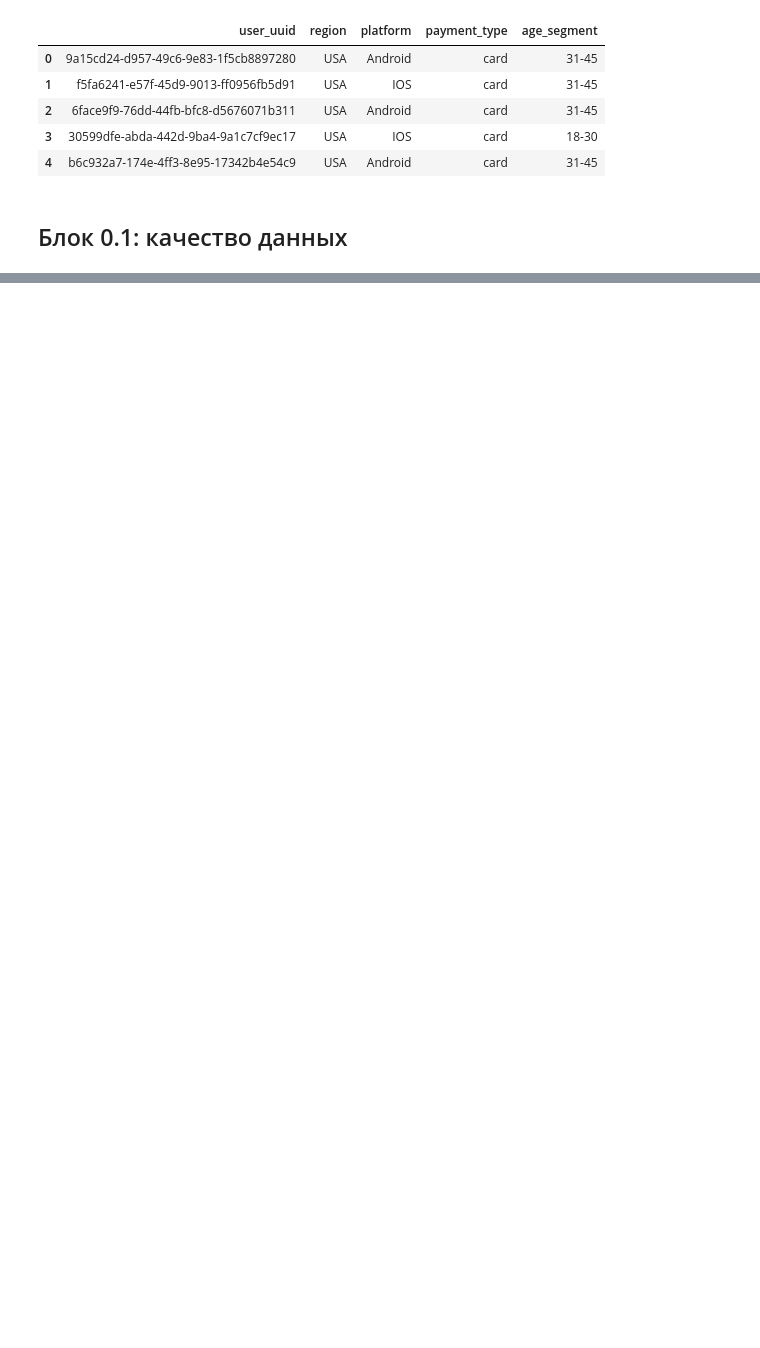
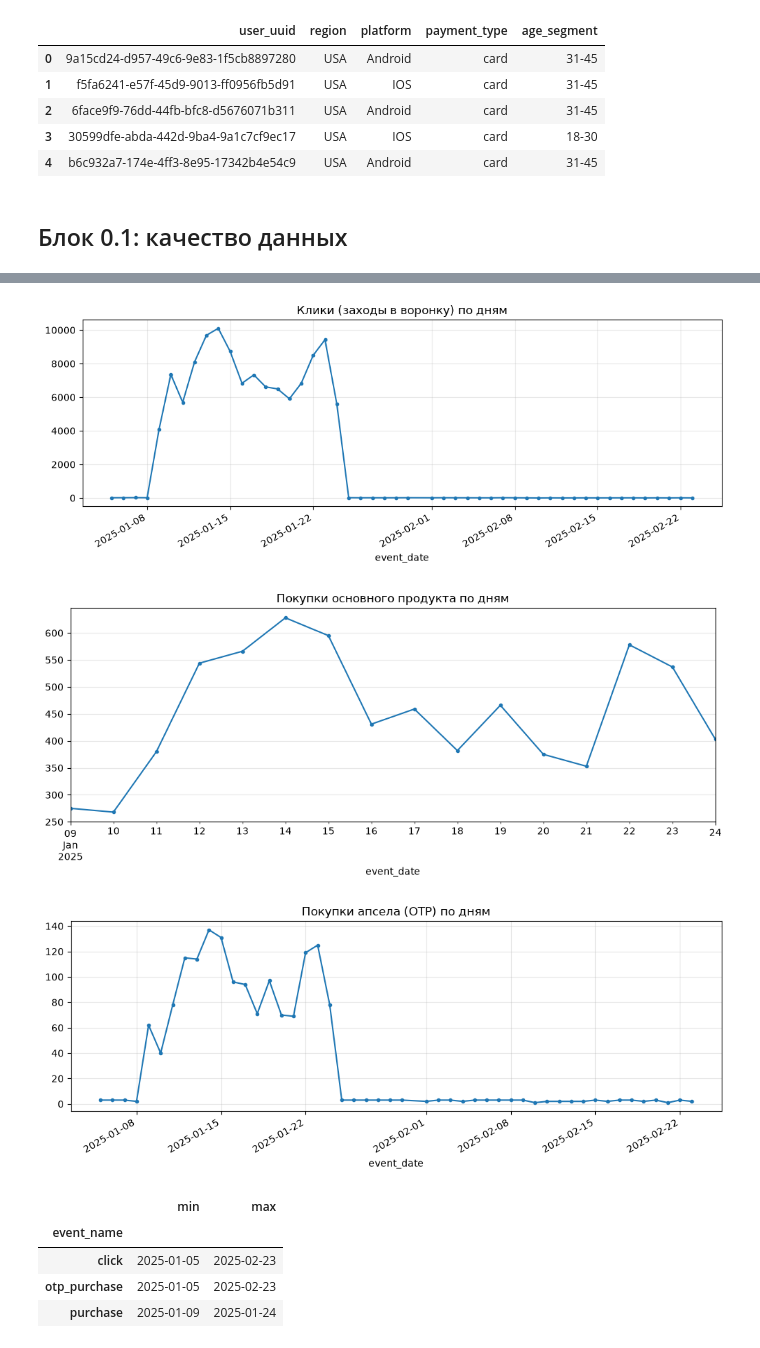
Before and after one commit to Trigger111/amo-case-nepop, a Jupyter notebook: amo_case_analysis.ipynb, the cells around one changed output, grey strips where cells are left out. Drawn from its saved outputs; the diff is of its cells as text; code cells hidden in the pictures; blank space fills up the shorter version.

Commit message:
a/b test before dats constraint

```diff
--- a/amo_case_analysis.ipynb
+++ b/amo_case_analysis.ipynb
@@ -149,0 +140,28 @@ mkt → полных дублей: 0
+# %%
+import matplotlib.pyplot as plt
+
+df_test_clean['event_date'] = pd.to_datetime(df_test_clean['event_date'])
+
+events = {
+    'click':        'Клики (заходы в воронку)',
+    'purchase':     'Покупки основного продукта',
+    'otp_purchase': 'Покупки апсела (OTP)',
+}
+
+for event, description in events.items():
+    daily = (df_test_clean[df_test_clean['event_name'] == event]
+             .groupby('event_date')['user_id'].nunique())
+    daily.plot(figsize=(12, 4), marker='.', title=f'{description} по дням')
+    plt.grid(True, alpha=0.3)
+    plt.show()
+
+df_test_clean.groupby('event_name')['event_date'].agg(['min', 'max'])
+# %% [output]
+[figure, added]
+[figure, added]
+[figure, added]
+|  | min | max |
+| event_name |  |  |
+| click | 2025-01-05 | 2025-02-23 |
+| otp_purchase | 2025-01-05 | 2025-02-23 |
+| purchase | 2025-01-09 | 2025-01-24 |
```
Also changed, not shown: parts of 9 cells of this notebook, 1 other file.
